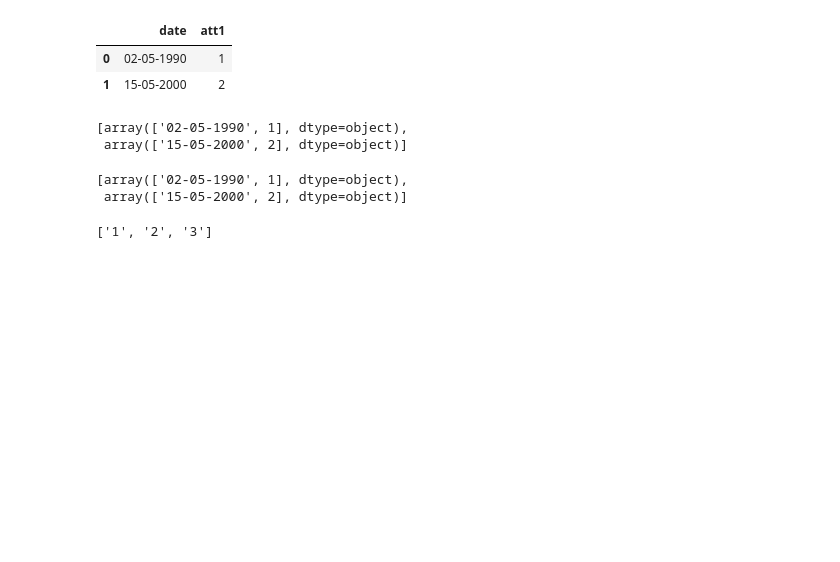
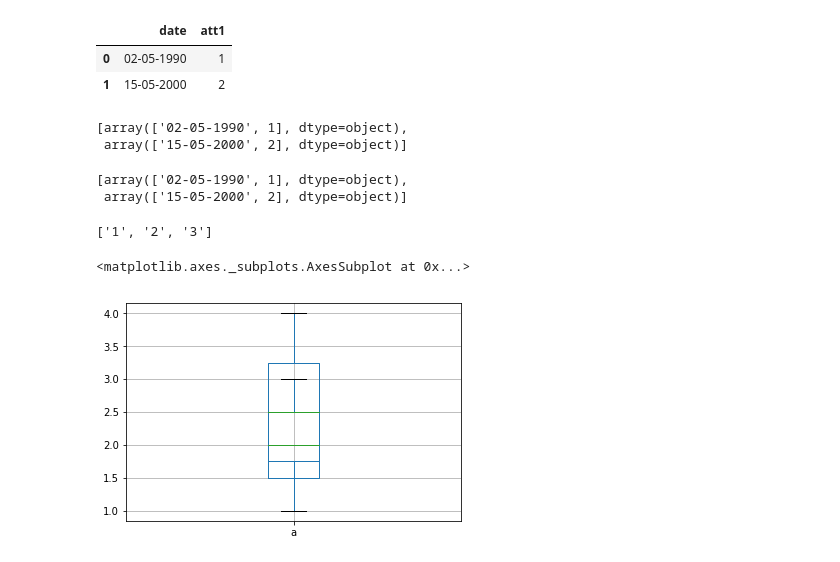
Before and after one commit to jtanderson/COSC-311-Fall2020, a Jupyter notebook: Pandas.ipynb, the cells around one changed output. Cells and saved outputs as stored; diff of their text form; code cells hidden in the pictures; blank space fills up the shorter version.

```diff
--- a/Pandas.ipynb
+++ b/Pandas.ipynb
@@ -816,3 +816,12 @@ s = '1-2-3'
 s.split('-')
 # %% [output]
 ['1', '2', '3']
+# %%
+df1 = pd.DataFrame({'a': [1,2,3]})
+df2 = pd.DataFrame({'a': [1,2,3,4]})
+# %%
+df1.boxplot(column='a')
+df2.boxplot(column='a')
+# %% [output]
+<matplotlib.axes._subplots.AxesSubplot at 0x...>
+[figure, added]
```
Also changed, not shown: parts of 2 cells of this notebook, 2 other files.
